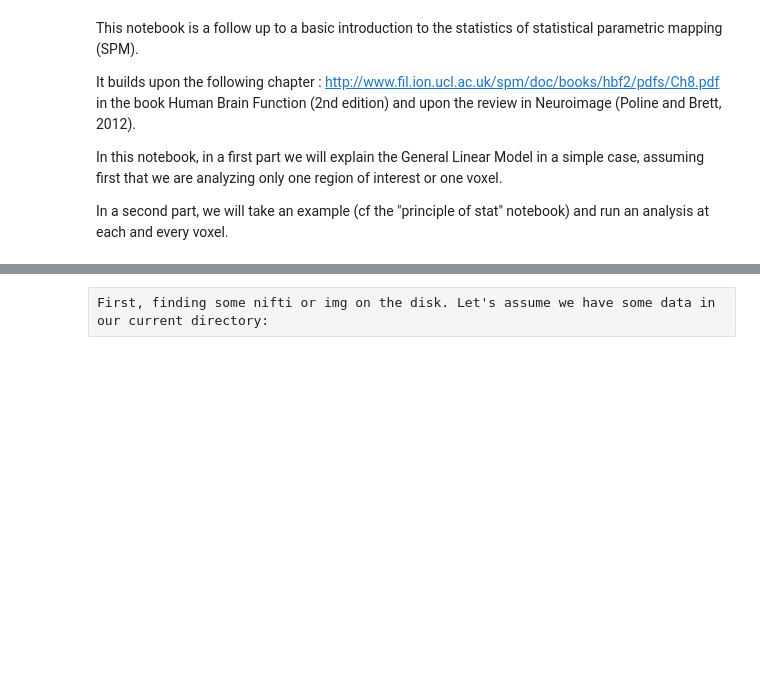
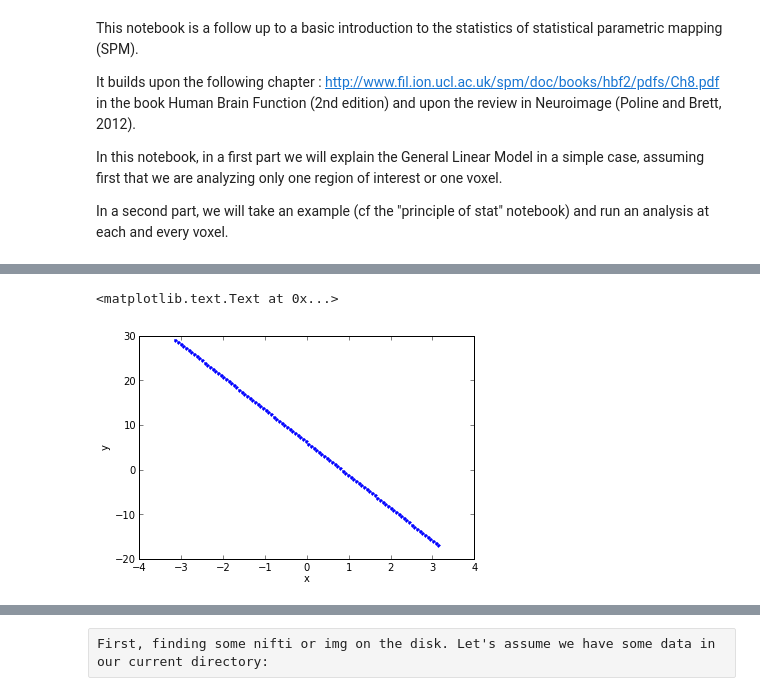
Before and after one commit to practical-neuroimaging/pna-notebooks, a Jupyter notebook: GLM_t_F.ipynb, the cells around one changed output, grey strips where cells are left out. Cells and saved outputs as stored; diff of their text form; code cells hidden in the pictures; blank space fills up the shorter version.

```diff
--- a/GLM_t_F.ipynb
+++ b/GLM_t_F.ipynb
@@ -12,0 +37,32 @@ In a second part, we will take an example (cf the "principle of stat" notebook)
+# %%
+def linear_function(x,a,b):
+    """
+    A linear function
+
+    Parameters
+    ----------
+    x : ndarray
+        Input variable
+
+    a : float
+        offset parameter
+
+    b : float
+        slope parameter
+    """
+    return a + b * x
+# %%
+N = 100
+x = np.linspace(-pi, pi, N)
+
+a = np.random.randn() * 10
+b = np.random.randn() * 10
+y = linear_function(x, a, b)
+
+fig, ax = plt.subplots(1)
+ax.plot(x, y, '.')
+ax.set_xlabel('x')
+ax.set_ylabel('y')
+# %% [output]
+<matplotlib.text.Text at 0x...>
+[figure, added]
```
Also changed, not shown: parts of 37 cells of this notebook.
